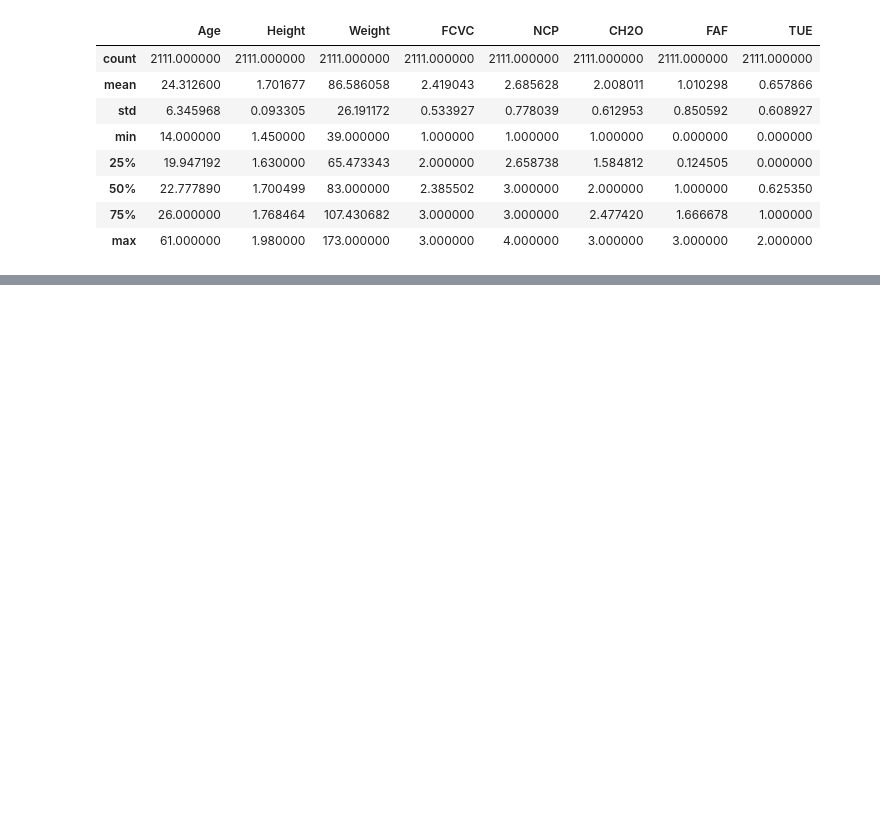
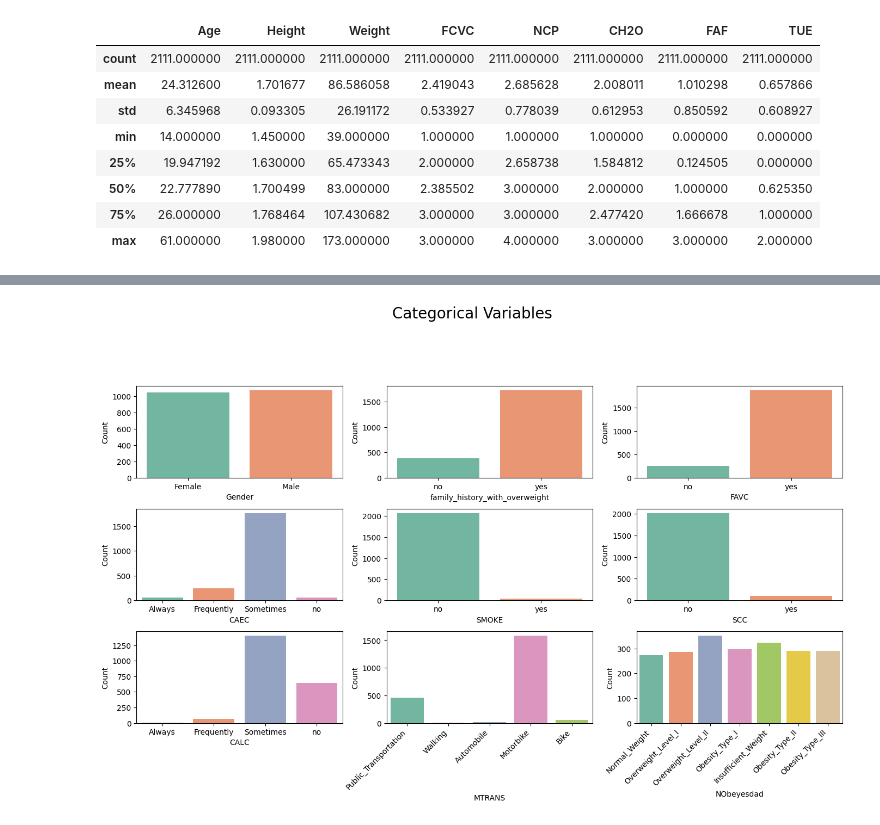
Before and after one commit to v0rein/FinalProject, a Jupyter notebook: Final_Project.ipynb, the cells around one changed output, grey strips where cells are left out. Cells and saved outputs as stored; diff of their text form; code cells hidden in the pictures; blank space fills up the shorter version.

```diff
--- a/Final_Project.ipynb
+++ b/Final_Project.ipynb
@@ -108,0 +68,5 @@ sns.countplot(x= 'NObeyesdad', data = obesity_dataset, palette="flag",edgecolor=
+# %%
+# Height and weight are highly correlated and they directly correlate to the BMI calc used for the target
+# Remove Height and Weight
+obesity_dataset = obesity_dataset.drop(columns=['Height', 'Weight'])
+print(obesity_dataset.shape)
@@ -108,0 +80,6 @@ sns.countplot(x= 'NObeyesdad', data = obesity_dataset, palette="flag",edgecolor=
+# %%
+# Convert object/text variables to category variables
+columns = ["Gender", "family_history_with_overweight", "FAVC", "CAEC", "SMOKE", "SCC", "CALC", "MTRANS", "NObeyesdad"]
+
+for col in columns:
+    obesity_dataset[col] = obesity_dataset[col].astype('category')
@@ -108,0 +98,15 @@ sns.countplot(x= 'NObeyesdad', data = obesity_dataset, palette="flag",edgecolor=
+# %%
+# Convert float variables to integer to the nearest inter
+columns = ["FCVC", "NCP", "CH2O", "TUE", "FAF"]
+
+# pre conversion countss
+variable_counts(columns, 'pre')
+
+# convert to int / nearest int value
+for col in columns:
+    #round to nearest whole number
+    obesity_dataset[col] = round(obesity_dataset[col]).astype('int64')
+
+# post conversion counts
+print("")
+variable_counts(columns, 'post')
@@ -108,0 +148,21 @@ sns.countplot(x= 'NObeyesdad', data = obesity_dataset, palette="flag",edgecolor=
+# %%
+# Assuming 'obesity_dataset' is your DataFrame
+
+columns = ['Gender', 'family_history_with_overweight', 'FAVC', 'CAEC', 'SMOKE',
+           'SCC', 'CALC', 'MTRANS', 'NObeyesdad']
+
+fig, ax = plt.subplots(3, 3, figsize=(15, 10))
+for i, col in enumerate(columns):
+    subplot = ax.flatten()[i]
+    sns.countplot(data=obesity_dataset, x=col, ax=subplot, palette = "Set2")
+    subplot.set_ylabel("Count")
+
+    if col in ["MTRANS", "NObeyesdad"]:
+        subplot.set_xticklabels(rotation=45, horizontalalignment='right', labels=obesity_dataset[col].unique())
+
+# Show figure & plots
+fig.suptitle("Categorical Variables", fontsize=20)
+plt.tight_layout(pad=5, w_pad=0.0, h_pad=1)
+plt.show()
+# %% [output]
+[figure, added]
```
Also changed, not shown: parts of 16 cells of this notebook.
